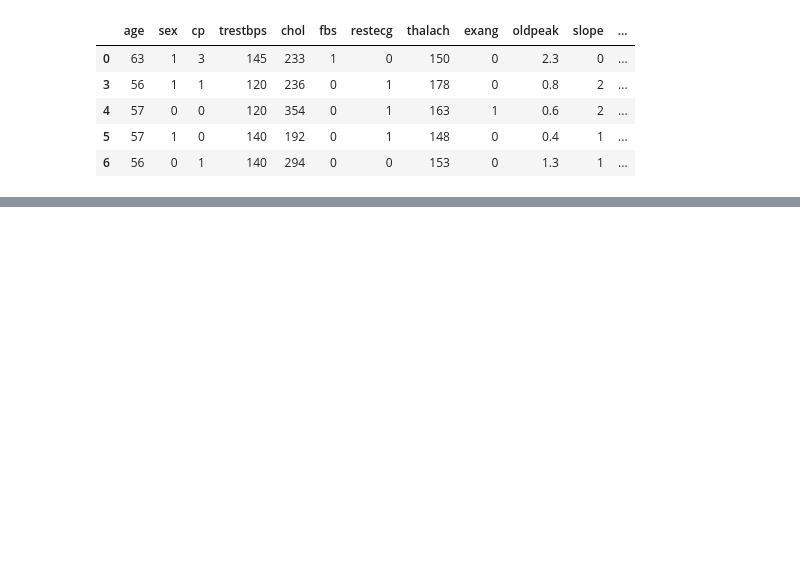
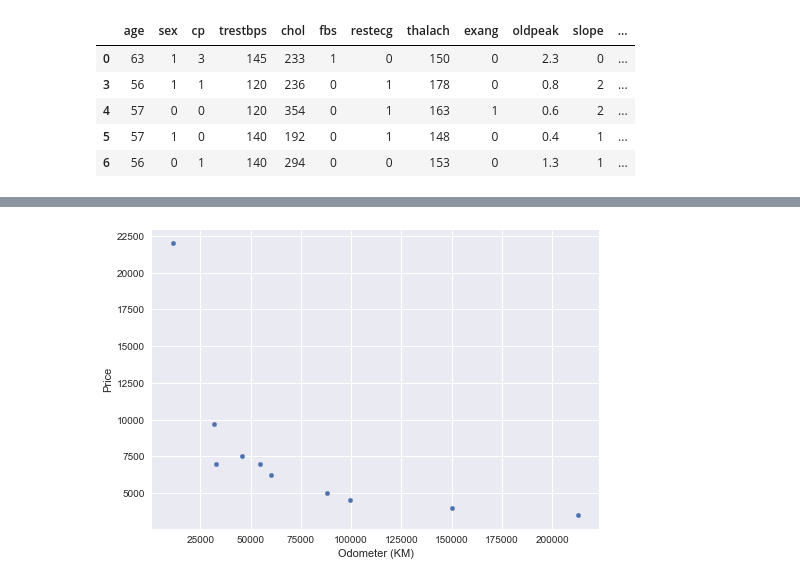
Before and after one commit to liwangcherish/learning-notes-Complete-A.I.-Machine-Learning-Data-Science-Bootcamp, a Jupyter notebook: Matplotlib Plotting and Data Visualization.ipynb, the cells around one changed output, grey strips where cells are left out. Cells and saved outputs as stored; diff of their text form; code cells hidden in the pictures; blank space fills up the shorter version.

```diff
--- a/Matplotlib Plotting and Data Visualization.ipynb
+++ b/Matplotlib Plotting and Data Visualization.ipynb
@@ -565,0 +627,4 @@ NameError: name 'plt' is not defined
+# %%
+car_sales.plot(x = "Odometer (KM)", y = "Price", kind = "scatter");
+# %% [output]
+[figure, added]
```
Also changed, not shown: parts of 28 cells of this notebook, 3 other files.
